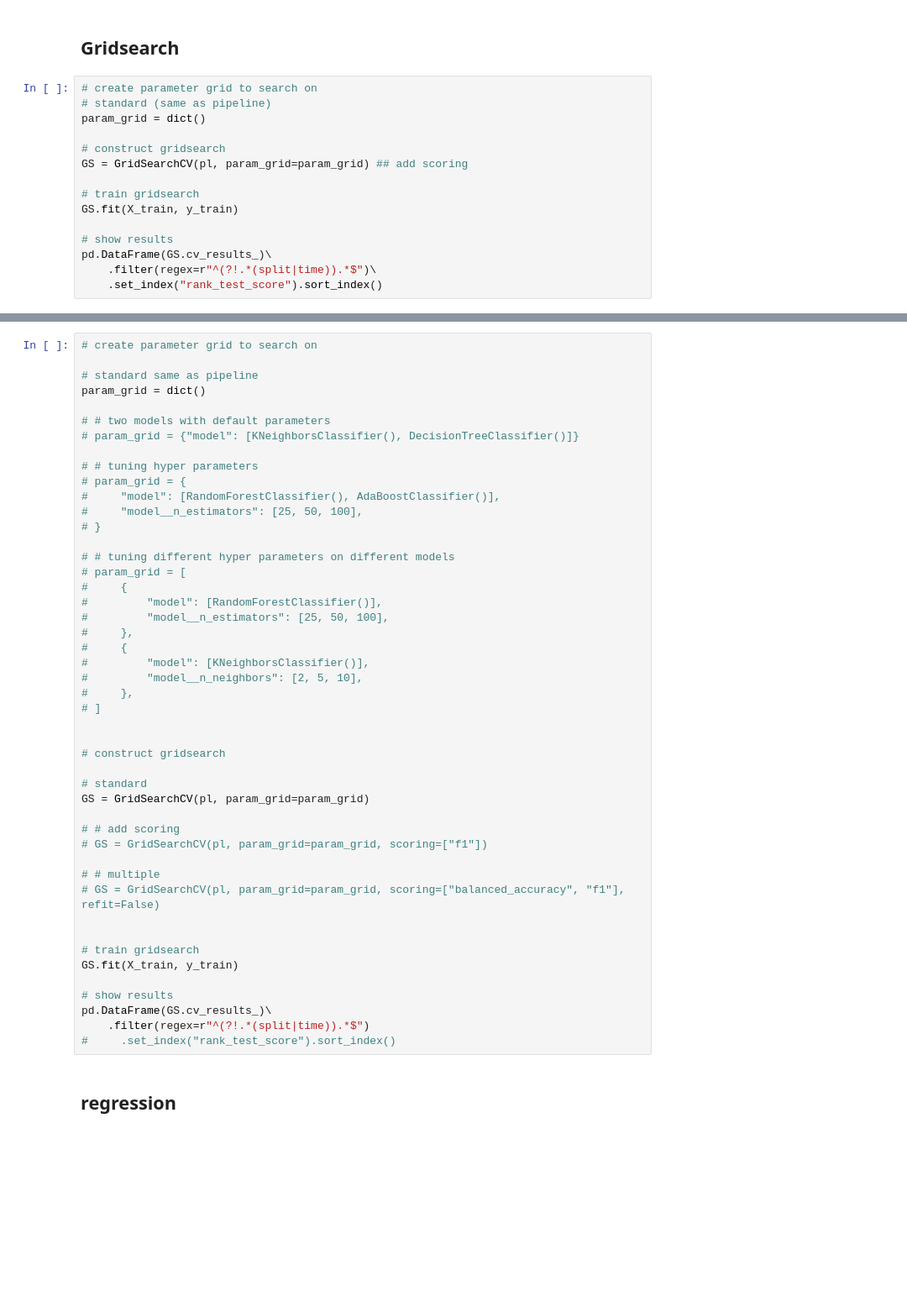
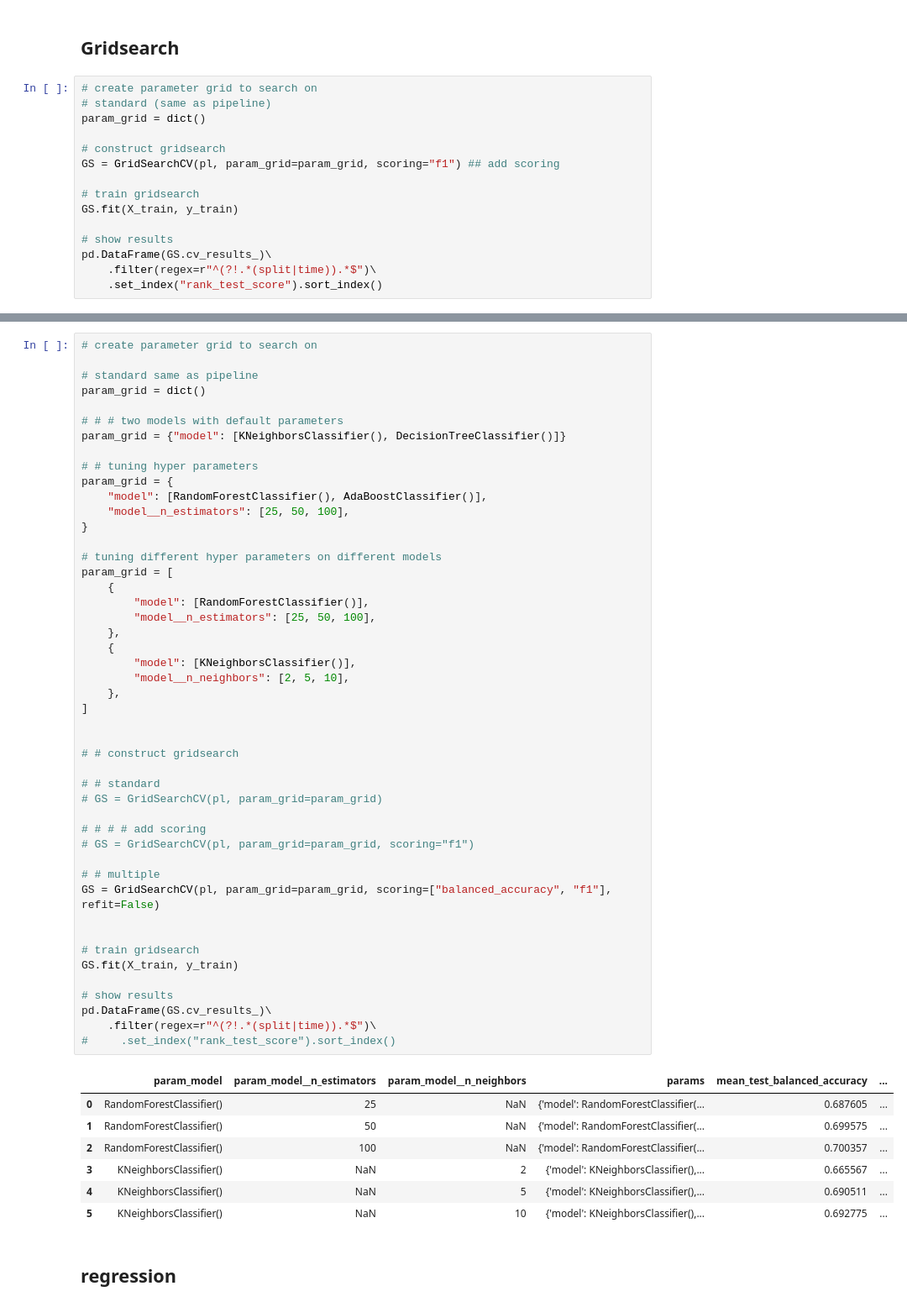
Before and after one commit to laurencefrank/NHS-PROMs, a Jupyter notebook: notebooks/Example_notebook_II_refactored.ipynb, the cells around one changed output, grey strips where cells are left out. Shown: that part at 84% size. Saved outputs shown, nothing was run; the diff lists cells and outputs as text; blank space fills up the shorter version.

```diff
--- a/notebooks/Example_notebook_II_refactored.ipynb
+++ b/notebooks/Example_notebook_II_refactored.ipynb
@@ -192,7 +261,7 @@ print(classification_report(y_test.head(500), y_hat))
 param_grid = dict()
 
 # construct gridsearch
-GS = GridSearchCV(pl, param_grid=param_grid) ## add scoring
+GS = GridSearchCV(pl, param_grid=param_grid, scoring="f1") ## add scoring
 
 # train gridsearch
 GS.fit(X_train, y_train)
@@ -204,50 +277,58 @@ pd.DataFrame(GS.cv_results_)\
 # %%
 # create parameter grid to search on
 
 # standard same as pipeline
 param_grid = dict()
 
-# # two models with default parameters
-# param_grid = {"model": [KNeighborsClassifier(), DecisionTreeClassifier()]}
+# # # two models with default parameters
+param_grid = {"model": [KNeighborsClassifier(), DecisionTreeClassifier()]}
 
 # # tuning hyper parameters
-# param_grid = {
-#     "model": [RandomForestClassifier(), AdaBoostClassifier()],
-#     "model__n_estimators": [25, 50, 100],
-# }
+param_grid = {
+    "model": [RandomForestClassifier(), AdaBoostClassifier()],
+    "model__n_estimators": [25, 50, 100],
+}
 
-# # tuning different hyper parameters on different models
-# param_grid = [
-#     {
-#         "model": [RandomForestClassifier()],
-#         "model__n_estimators": [25, 50, 100],
-#     },
-#     {
-#         "model": [KNeighborsClassifier()],
-#         "model__n_neighbors": [2, 5, 10],
-#     },
-# ]
+# tuning different hyper parameters on different models
+param_grid = [
+    {
+        "model": [RandomForestClassifier()],
+        "model__n_estimators": [25, 50, 100],
+    },
+    {
+        "model": [KNeighborsClassifier()],
+        "model__n_neighbors": [2, 5, 10],
+    },
+]
 
 
-# construct gridsearch
+# # construct gridsearch
 
-# standard
-GS = GridSearchCV(pl, param_grid=param_grid)
+# # standard
+# GS = GridSearchCV(pl, param_grid=param_grid)
 
-# # add scoring
-# GS = GridSearchCV(pl, param_grid=param_grid, scoring=["f1"])
+# # # # add scoring
+# GS = GridSearchCV(pl, param_grid=param_grid, scoring="f1")
 
 # # multiple
-# GS = GridSearchCV(pl, param_grid=param_grid, scoring=["balanced_accuracy", "f1"], refit=False)
+GS = GridSearchCV(pl, param_grid=param_grid, scoring=["balanced_accuracy", "f1"], refit=False)
 
 
 # train gridsearch
 GS.fit(X_train, y_train)
 
 # show results
 pd.DataFrame(GS.cv_results_)\
-    .filter(regex=r"^(?!.*(split|time)).*$")
+    .filter(regex=r"^(?!.*(split|time)).*$")\
 #     .set_index("rank_test_score").sort_index()
+# %% [output]
+|  | param_model | param_model__n_estimators | param_model__n_neighbors | params | mean_test_balanced_accuracy | ... |
+| 0 | RandomForestClassifier() | 25 | NaN | {'model': RandomForestClassifier(... | 0.687605 | ... |
+| 1 | RandomForestClassifier() | 50 | NaN | {'model': RandomForestClassifier(... | 0.699575 | ... |
+| 2 | RandomForestClassifier() | 100 | NaN | {'model': RandomForestClassifier(... | 0.700357 | ... |
+| 3 | KNeighborsClassifier() | NaN | 2 | {'model': KNeighborsClassifier(),... | 0.665567 | ... |
+| 4 | KNeighborsClassifier() | NaN | 5 | {'model': KNeighborsClassifier(),... | 0.690511 | ... |
+| 5 | KNeighborsClassifier() | NaN | 10 | {'model': KNeighborsClassifier(),... | 0.692775 | ... |
 # %% [markdown]
 ## regression
 # %%
```
Also changed, not shown: parts of 11 cells of this notebook, 3 other files.
